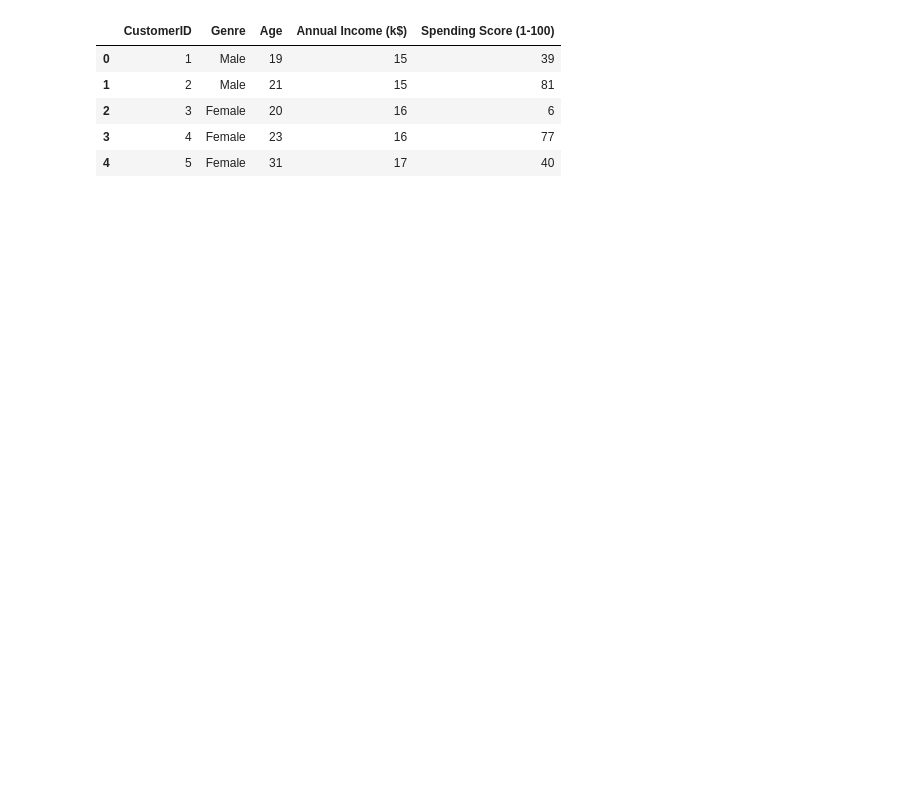
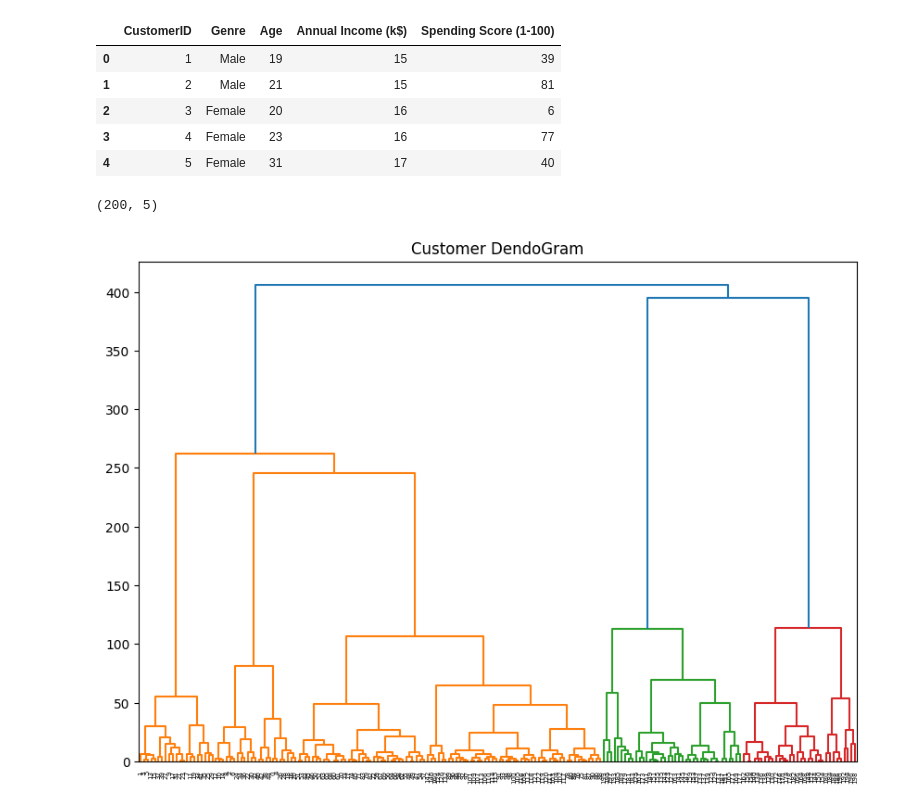
Before and after one commit to ajaykumar080286/MachineLearning, a Jupyter notebook: 63_agglomerative_hierarchical_clustering_demo.ipynb, the cells around one changed output. Drawn from its saved outputs; the diff is of its cells as text; code cells hidden in the pictures; blank space fills up the shorter version.

```diff
--- a/63_agglomerative_hierarchical_clustering_demo.ipynb
+++ b/63_agglomerative_hierarchical_clustering_demo.ipynb
@@ -14,3 +18,16 @@ df.head()
 | 2 | 3 | Female | 20 | 16 | 6 |
 | 3 | 4 | Female | 23 | 16 | 77 |
 | 4 | 5 | Female | 31 | 17 | 40 |
+# %%
+df.shape
+# %% [output]
+(200, 5)
+# %%
+data=df.iloc[:,3:5].values
+# %%
+plt.figure(figsize=(10,7))
+plt.title("Customer DendoGram")
+
+dend=sch.dendrogram(sch.linkage(data,method="ward"))
+# %% [output]
+[figure, added]
```
Also changed, not shown: parts of 6 cells of this notebook.
